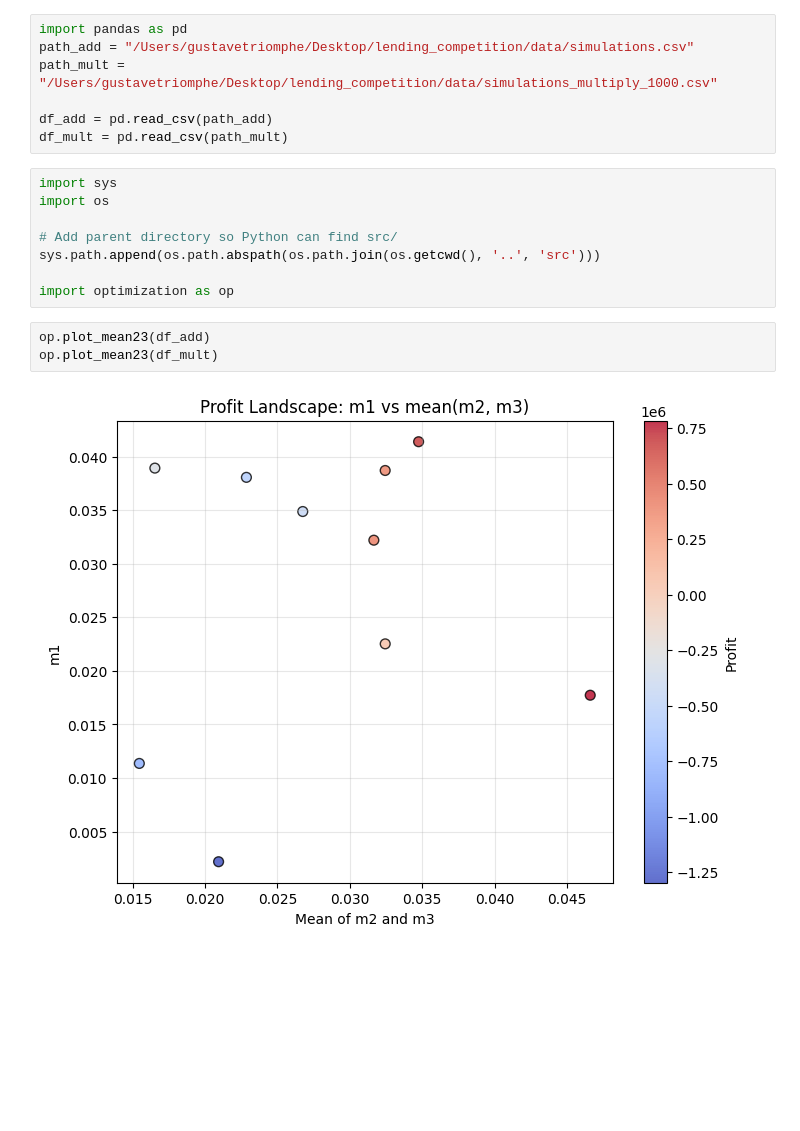
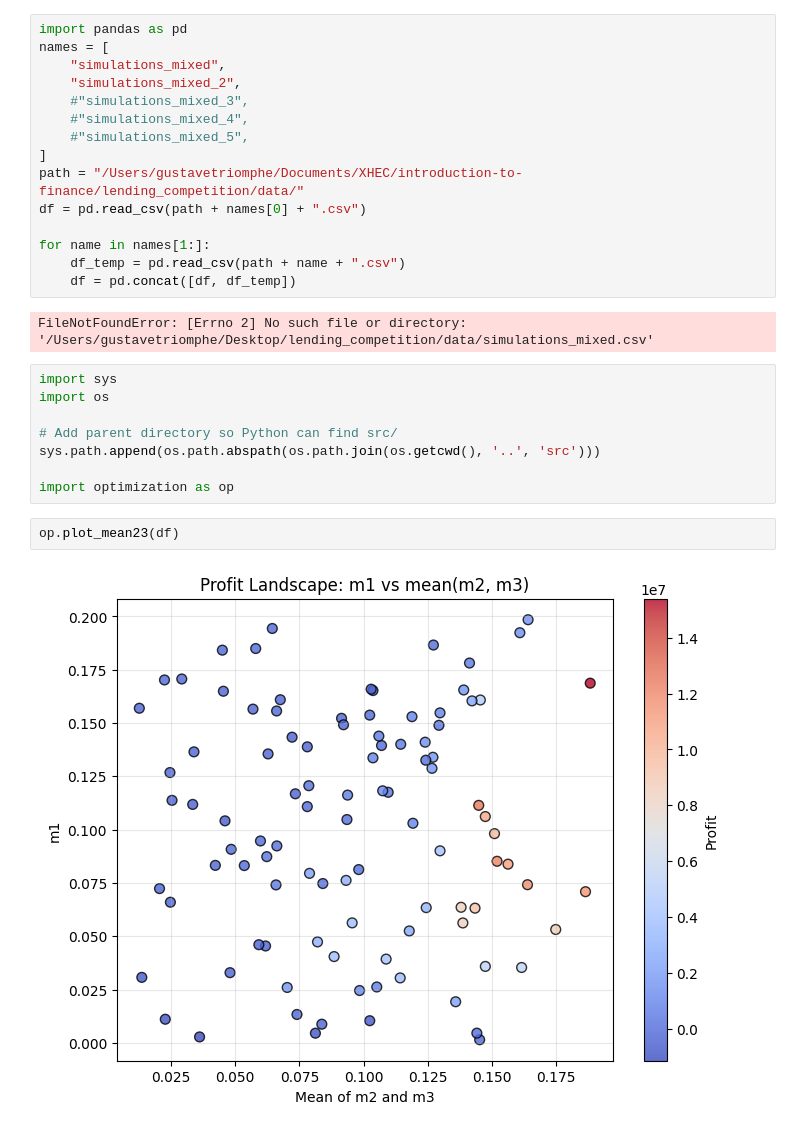
Before and after one commit to pfilisetti/lending_competition, a Jupyter notebook: notebooks/optimizing_m.ipynb, the cells around one changed output. Drawn from its saved outputs; the diff is of its cells as text; blank space fills up the shorter version.

Commit message:
mixed simulations

```diff
--- a/notebooks/optimizing_m.ipynb
+++ b/notebooks/optimizing_m.ipynb
@@ -1,10 +1,20 @@
 # %%
 import pandas as pd
-path_add = "/Users/gustavetriomphe/Desktop/lending_competition/data/simulations.csv"
-path_mult = "/Users/gustavetriomphe/Desktop/lending_competition/data/simulations_multiply_1000.csv"
+names = [
+    "simulations_mixed",
+    "simulations_mixed_2",
+    #"simulations_mixed_3",
+    #"simulations_mixed_4",
+    #"simulations_mixed_5",
+]
+path = "/Users/gustavetriomphe/Documents/XHEC/introduction-to-finance/lending_competition/data/"
+df = pd.read_csv(path + names[0] + ".csv")
 
-df_add = pd.read_csv(path_add)
-df_mult = pd.read_csv(path_mult)
+for name in names[1:]:
+    df_temp = pd.read_csv(path + name + ".csv")
+    df = pd.concat([df, df_temp])
+# %% [output]
+FileNotFoundError: [Errno 2] No such file or directory: '/Users/gustavetriomphe/Desktop/lending_competition/data/simulations_mixed.csv'
 # %%
 import sys
 import os
@@ -14,7 +24,6 @@ sys.path.append(os.path.abspath(os.path.join(os.getcwd(), '..', 'src')))
 
 import optimization as op
 # %%
-op.plot_mean23(df_add)
-op.plot_mean23(df_mult)
+op.plot_mean23(df)
 # %% [output]
-[figure, old version]
+[figure, new version]
```
Also changed, not shown: parts of 2 cells of this notebook, 7 other files.
